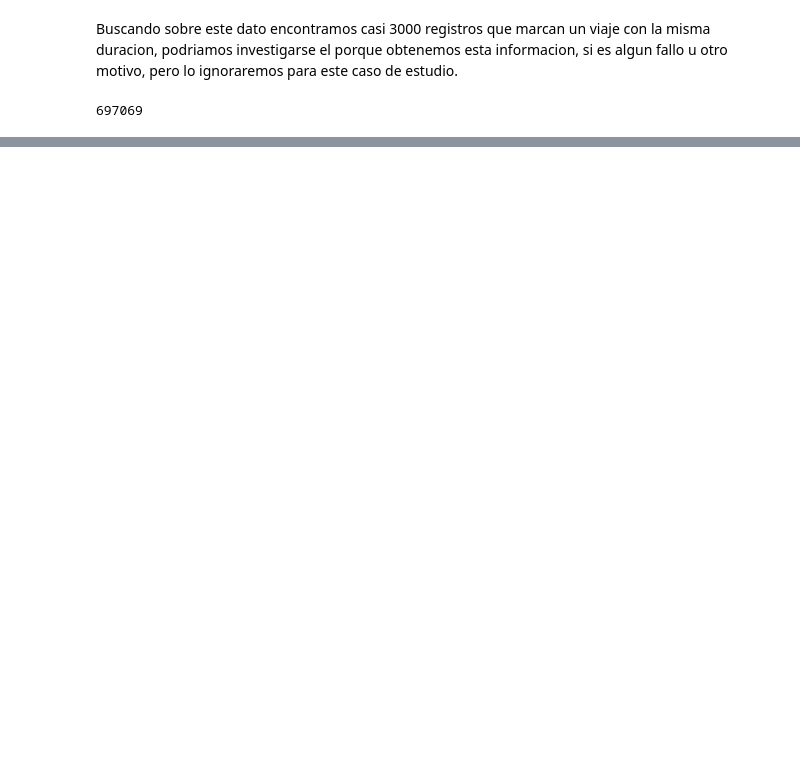
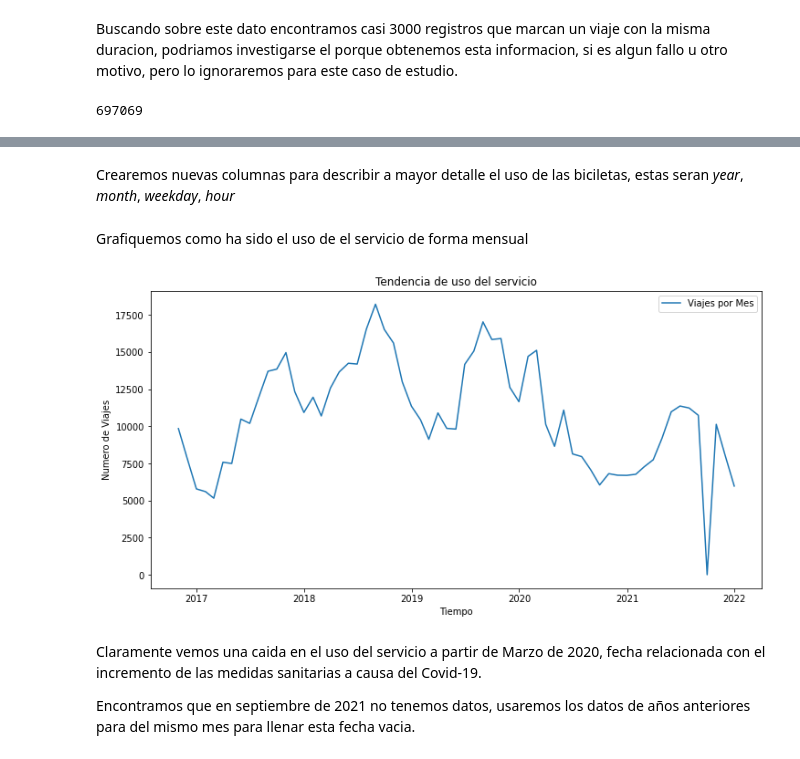
Before and after one commit to alexrods/Bicycles-LA-Analysis, a Jupyter notebook: ds_test.ipynb, the cells around one changed output, grey strips where cells are left out. Cells and saved outputs as stored; diff of their text form; code cells hidden in the pictures; blank space fills up the shorter version.

```diff
--- a/ds_test.ipynb
+++ b/ds_test.ipynb
@@ -93,0 +110,35 @@ print(len(df))
+# %%
+# Crearemos una nueva columna basada en star_time para manejar las fechas
+
+df_cln['date'] = df_cln['start_time'].apply(lambda x: x.date())
+# %%
+time_analysis = df_cln.copy() # Nuevo dataframe para el analisis temporal
+
+time_analysis.set_index('date', inplace=True)
+time_analysis.index = pd.to_datetime(time_analysis.index)
+time_analysis.sort_index(inplace=True)
+# %% [markdown]
+Crearemos nuevas columnas para describir a mayor detalle el uso de las biciletas, estas seran *year*, *month*, *weekday*, *hour*
+# %%
+time_analysis['year'] = time_analysis['start_time'].apply(lambda x: x.year)
+time_analysis['month'] = time_analysis['start_time'].apply(lambda x: x.month)
+time_analysis['day'] = time_analysis['start_time'].apply(lambda x: x.weekday())
+time_analysis['hour'] = time_analysis['start_time'].apply(lambda x: x.hour)
+# %% [markdown]
+Grafiquemos como ha sido el uso de el servicio de forma mensual
+# %%
+month_analysis = time_analysis.resample('M')[['trip_id']].count()
+# %%
+plt.figure(figsize=(12, 6))
+plt.plot(month_analysis, label='Viajes por Mes')
+plt.title('Tendencia de uso del servicio')
+plt.xlabel('Tiempo')
+plt.ylabel('Numero de Viajes')
+plt.legend()
+plt.show()
+# %% [output]
+[figure, added]
+# %% [markdown]
+Claramente vemos una caida en el uso del servicio a partir de Marzo de 2020, fecha relacionada con el incremento de las medidas sanitarias a causa del Covid-19.
+
+Encontramos que en septiembre de 2021 no tenemos datos, usaremos los datos de años anteriores para del mismo mes para llenar esta fecha vacia.
```
Also changed, not shown: parts of 75 cells of this notebook.
